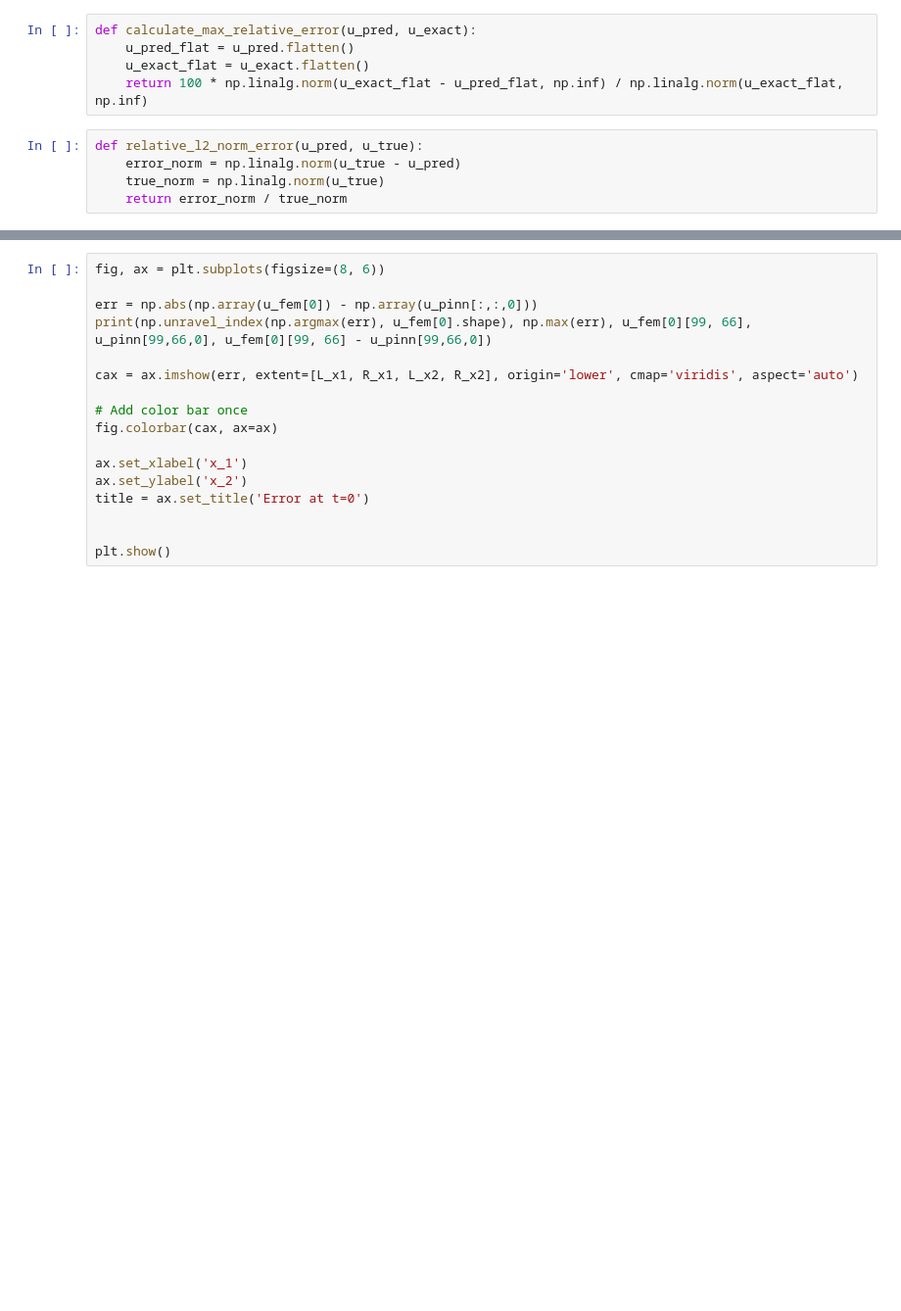
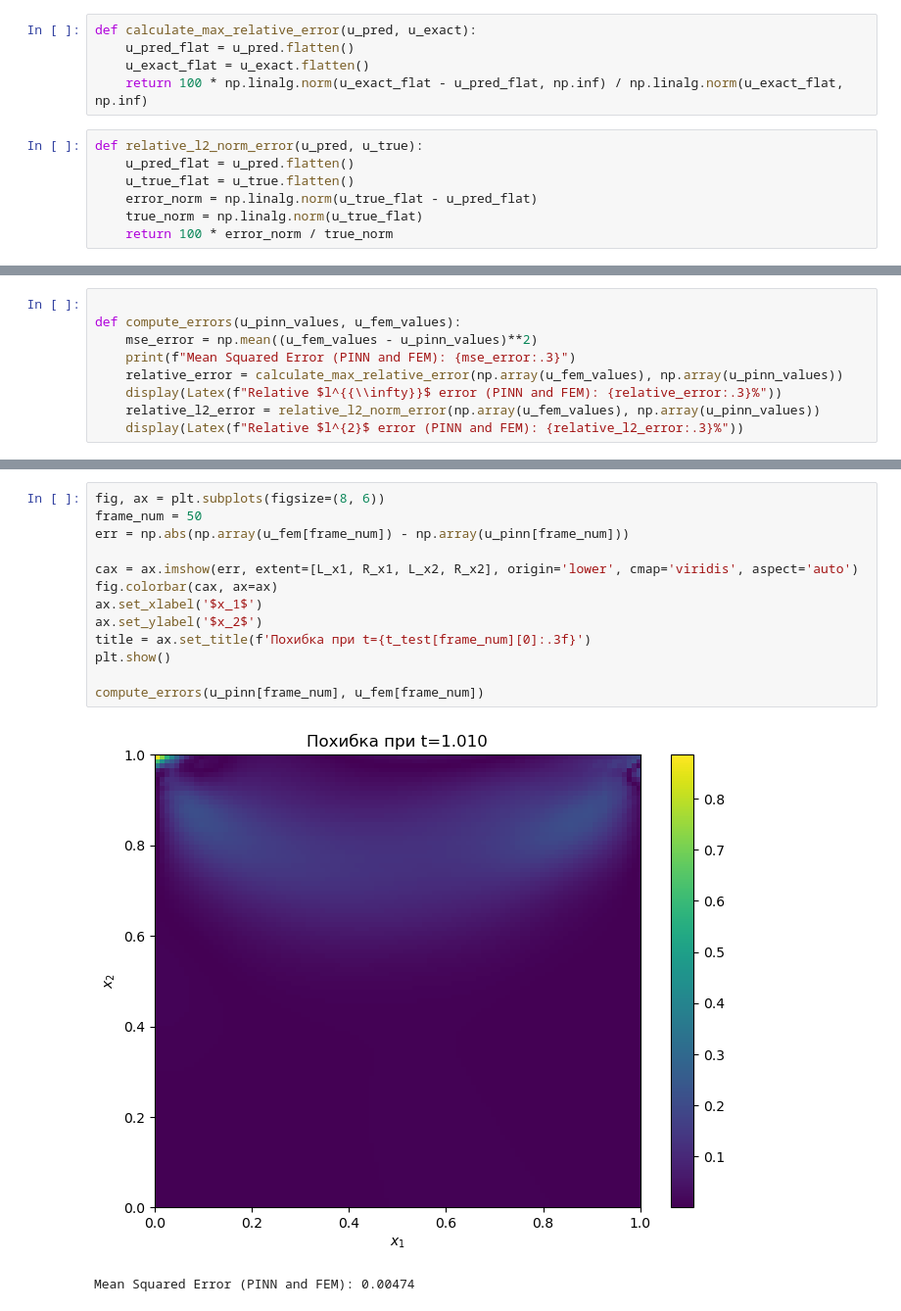
Before and after one commit to 0verflowed-stack/PINN, a Jupyter notebook: HeatEquation/tensorflow/2DNonStationaryHeatEquation.ipynb, the cells around one changed output, grey strips where cells are left out. Shown at 98% size. Drawn from its saved outputs; the diff is of its cells as text; blank space fills up the shorter version.

```diff
--- a/HeatEquation/tensorflow/2DNonStationaryHeatEquation.ipynb
+++ b/HeatEquation/tensorflow/2DNonStationaryHeatEquation.ipynb
@@ -452,6 +426,8 @@ def calculate_max_relative_error(u_pred, u_exact):
     return 100 * np.linalg.norm(u_exact_flat - u_pred_flat, np.inf) / np.linalg.norm(u_exact_flat, np.inf)
 # %%
 def relative_l2_norm_error(u_pred, u_true):
-    error_norm = np.linalg.norm(u_true - u_pred)
-    true_norm = np.linalg.norm(u_true)
-    return error_norm / true_norm
+    u_pred_flat = u_pred.flatten()
+    u_true_flat = u_true.flatten()
+    error_norm = np.linalg.norm(u_true_flat - u_pred_flat)
+    true_norm = np.linalg.norm(u_true_flat)
+    return 100 * error_norm / true_norm
@@ -473,0 +436,9 @@ Relative norm error (PINN and FEM) l_2 noem: 0.50%
+# %%
+
+def compute_errors(u_pinn_values, u_fem_values):
+    mse_error = np.mean((u_fem_values - u_pinn_values)**2)
+    print(f"Mean Squared Error (PINN and FEM): {mse_error:.3}")
+    relative_error = calculate_max_relative_error(np.array(u_fem_values), np.array(u_pinn_values))
+    display(Latex(f"Relative $l^{{\\infty}}$ error (PINN and FEM): {relative_error:.3}%"))
+    relative_l2_error = relative_l2_norm_error(np.array(u_fem_values), np.array(u_pinn_values))
+    display(Latex(f"Relative $l^{2}$ error (PINN and FEM): {relative_l2_error:.3}%"))
@@ -550,18 +522,17 @@ display(HTML(html))
 [interactive output not drawn]
 # %%
 fig, ax = plt.subplots(figsize=(8, 6))
-
-err = np.abs(np.array(u_fem[0]) - np.array(u_pinn[:,:,0]))
-print(np.unravel_index(np.argmax(err), u_fem[0].shape), np.max(err), u_fem[0][99, 66], u_pinn[99,66,0], u_fem[0][99, 66] - u_pinn[99,66,0])
+frame_num = 50
+err = np.abs(np.array(u_fem[frame_num]) - np.array(u_pinn[frame_num]))
 
 cax = ax.imshow(err, extent=[L_x1, R_x1, L_x2, R_x2], origin='lower', cmap='viridis', aspect='auto')
+fig.colorbar(cax, ax=ax)
+ax.set_xlabel('$x_1$')
+ax.set_ylabel('$x_2$')
+title = ax.set_title(f'Похибка при t={t_test[frame_num][0]:.3f}')
+plt.show()
 
-# Add color bar once
-fig.colorbar(cax, ax=ax)
-
-ax.set_xlabel('x_1')
-ax.set_ylabel('x_2')
-title = ax.set_title('Error at t=0')
-
-
-plt.show()
+compute_errors(u_pinn[frame_num], u_fem[frame_num])
+# %% [output]
+[figure, added]
+Mean Squared Error (PINN and FEM): 0.00474
```
Also changed, not shown: parts of 22 cells of this notebook, 5 other files.
